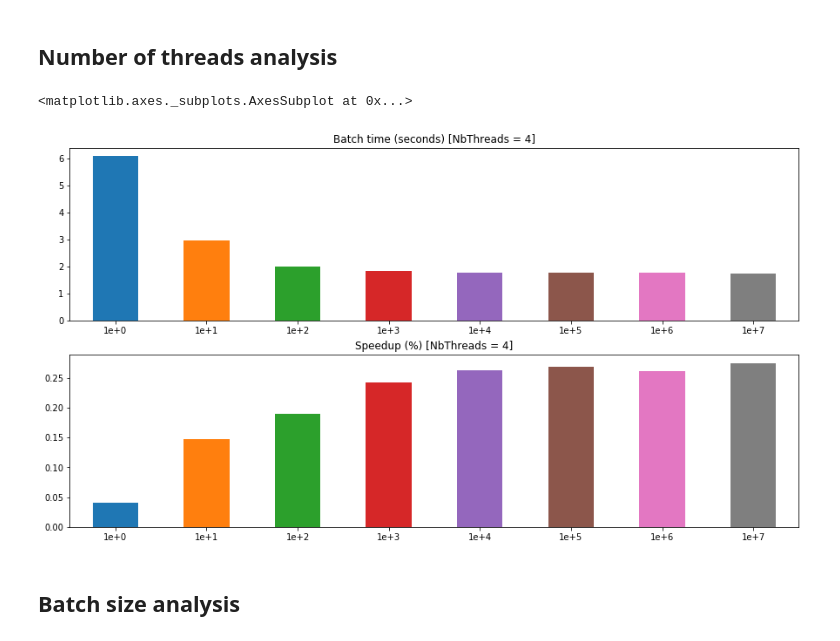
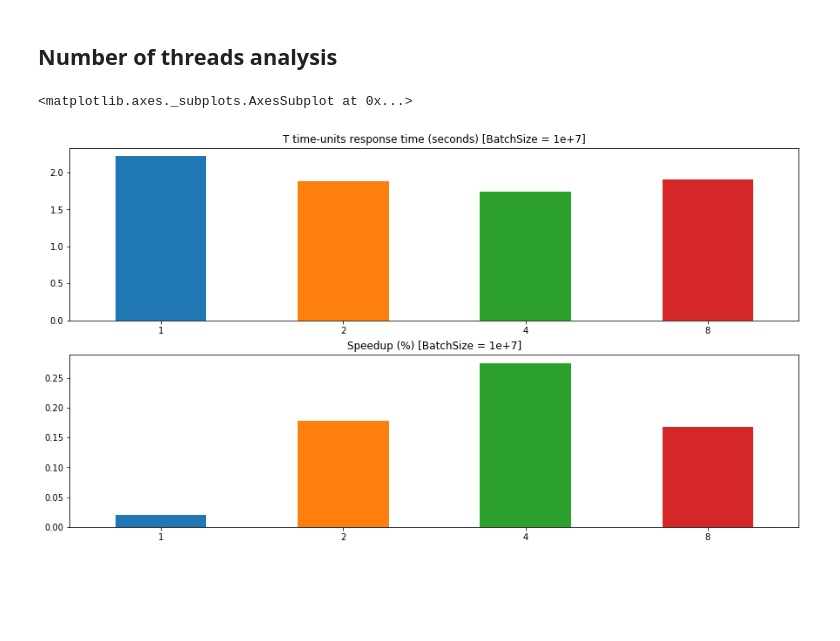
Before and after one commit to polimi-mt-acg/DEBS-2013-soccer-monitoring, a Jupyter notebook: docs/speedup_analysis.ipynb, the cells around one changed output. Saved outputs shown, nothing was run; the diff lists cells and outputs as text; code cells hidden in the pictures; blank space fills up the shorter version.

```diff
--- a/docs/speedup_analysis.ipynb
+++ b/docs/speedup_analysis.ipynb
@@ -124,20 +142,18 @@ if not op_path.is_file():
 # %% [markdown]
 ## Number of threads analysis
 # %%
-idx = max_nb_threads
-exec_time_t = exec_time.loc[str(idx)]
-speedup_t = speedup.loc[str(idx)]
+col = '1e+{}'.format(int(np.log10(max_batch_size)))
+exec_time_b = exec_time[col]
+speedup_b = speedup[col]
 
 plt.figure(figsize=(15, 8))
 plt.clf()
 
 ax = plt.subplot(211)
-exec_time_t.plot.bar(y='BatchTime', legend=False, title='Batch time (seconds) [NbThreads = {}]'.format(max_nb_threads), rot=0, ax=ax)
+exec_time_b.plot.bar(y='BatchTime', legend=False, title='T time-units response time (seconds) [BatchSize = {}]'.format(col), rot=0, ax=ax)
 
 ax = plt.subplot(212)
-speedup_t.plot.bar(y='Speedup', legend=False, title='Speedup (%) [NbThreads = {}]'.format(max_nb_threads), rot=0, ax=ax)
+speedup_b.plot.bar(y='Speedup', legend=False, title='Speedup (%) [BatchSize = {}]'.format(col), rot=0, ax=ax)
 # %% [output]
 <matplotlib.axes._subplots.AxesSubplot at 0x...>
-[figure, old version]
+[figure, new version]
-# %% [markdown]
-## Batch size analysis
```
Also changed, not shown: parts of 3 cells of this notebook, 3 other files.
